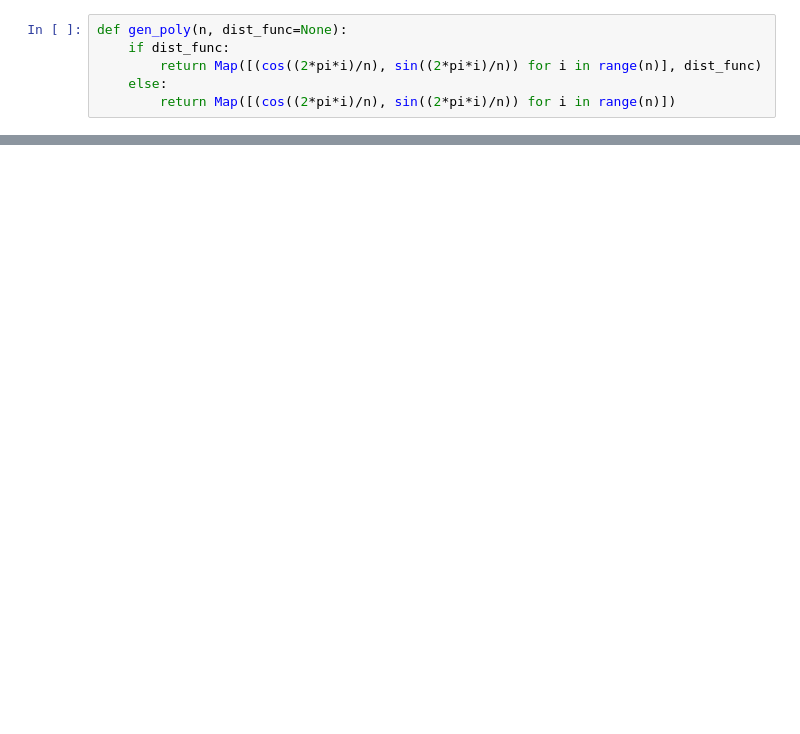
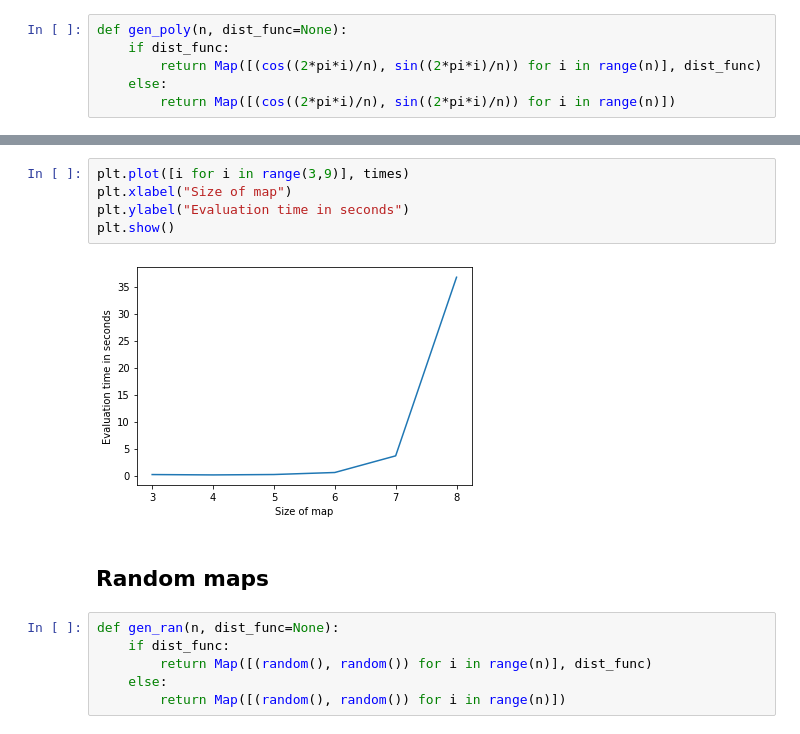
Before and after one commit to Pullabhatla/M2R, a Jupyter notebook: notebooks/brute.ipynb, the cells around one changed output, grey strips where cells are left out. Drawn from its saved outputs; the diff is of its cells as text; blank space fills up the shorter version.

```diff
--- a/notebooks/brute.ipynb
+++ b/notebooks/brute.ipynb
@@ -22,0 +44,15 @@ l.show2d()
+# %%
+plt.plot([i for i in range(3,9)], times)
+plt.xlabel("Size of map")
+plt.ylabel("Evaluation time in seconds")
+plt.show()
+# %% [output]
+[figure, added]
+# %% [markdown]
+## Random maps
+# %%
+def gen_ran(n, dist_func=None):
+    if dist_func:
+        return Map([(random(), random()) for i in range(n)], dist_func)
+    else:
+        return Map([(random(), random()) for i in range(n)])
```
Also changed, not shown: parts of 10 cells of this notebook, 1 other file.
